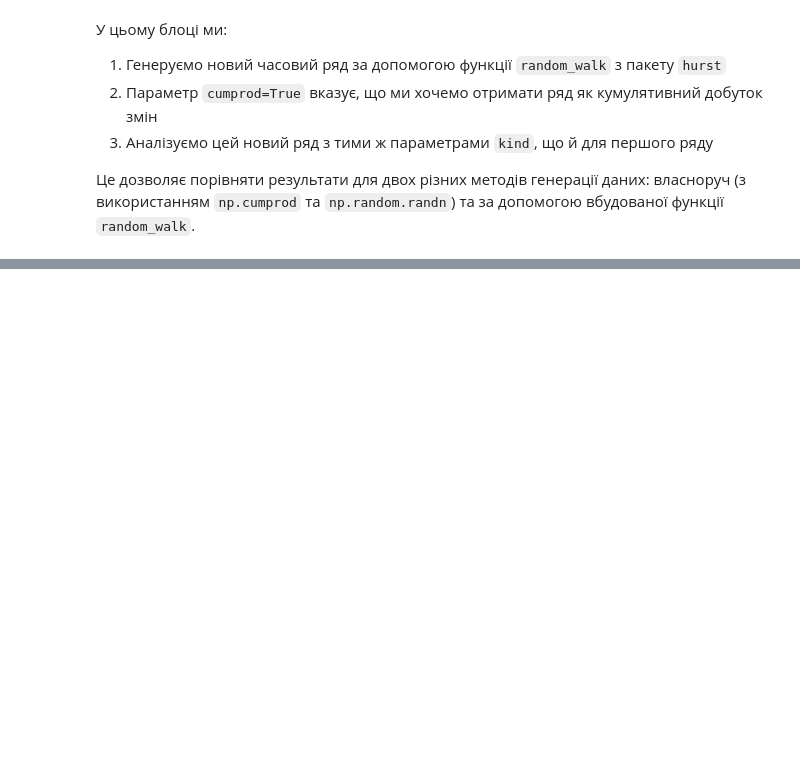
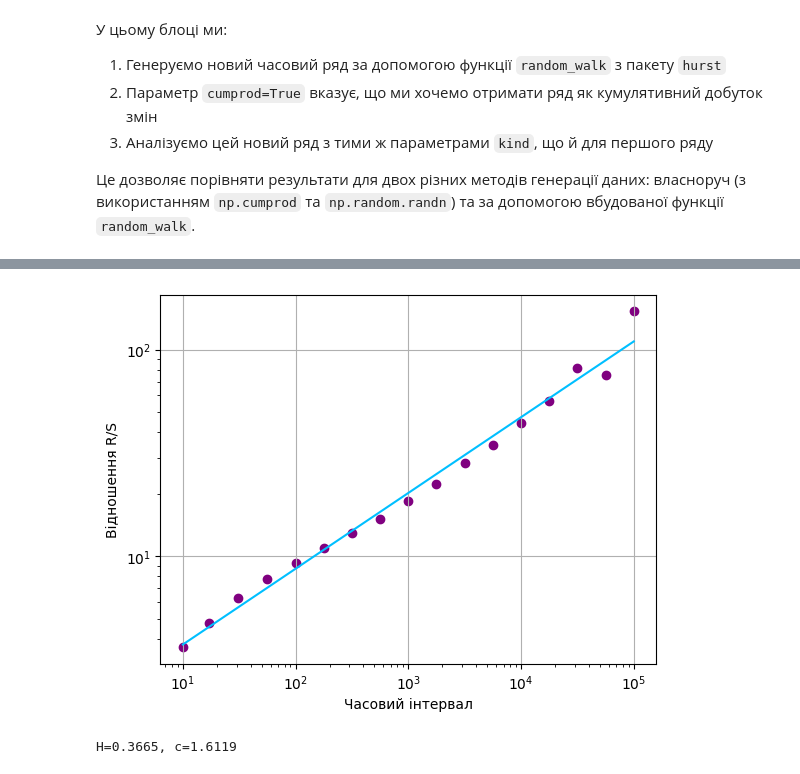
Before and after one commit to SerhiiMiroshnychenko/ScientificCalculations, a Jupyter notebook: Hurst/hurst-compare.ipynb, the cells around one changed output, grey strips where cells are left out. Drawn from its saved outputs; the diff is of its cells as text; code cells hidden in the pictures; blank space fills up the shorter version.

```diff
--- a/Hurst/hurst-compare.ipynb
+++ b/Hurst/hurst-compare.ipynb
@@ -142,0 +162,7 @@ H=0.5199, c=1.3324
+# %%
+# Генерація антиперсистентного випадкового блукання (0 < H < 0.5)
+antipersistent = random_walk(99999, proba=0.3)
+evaluate_hurst(series=antipersistent, kind="random_walk", simplified=True)
+# %% [output]
+[figure, added]
+H=0.3665, c=1.6119
```
Also changed, not shown: parts of 13 cells of this notebook, 1 other file.
